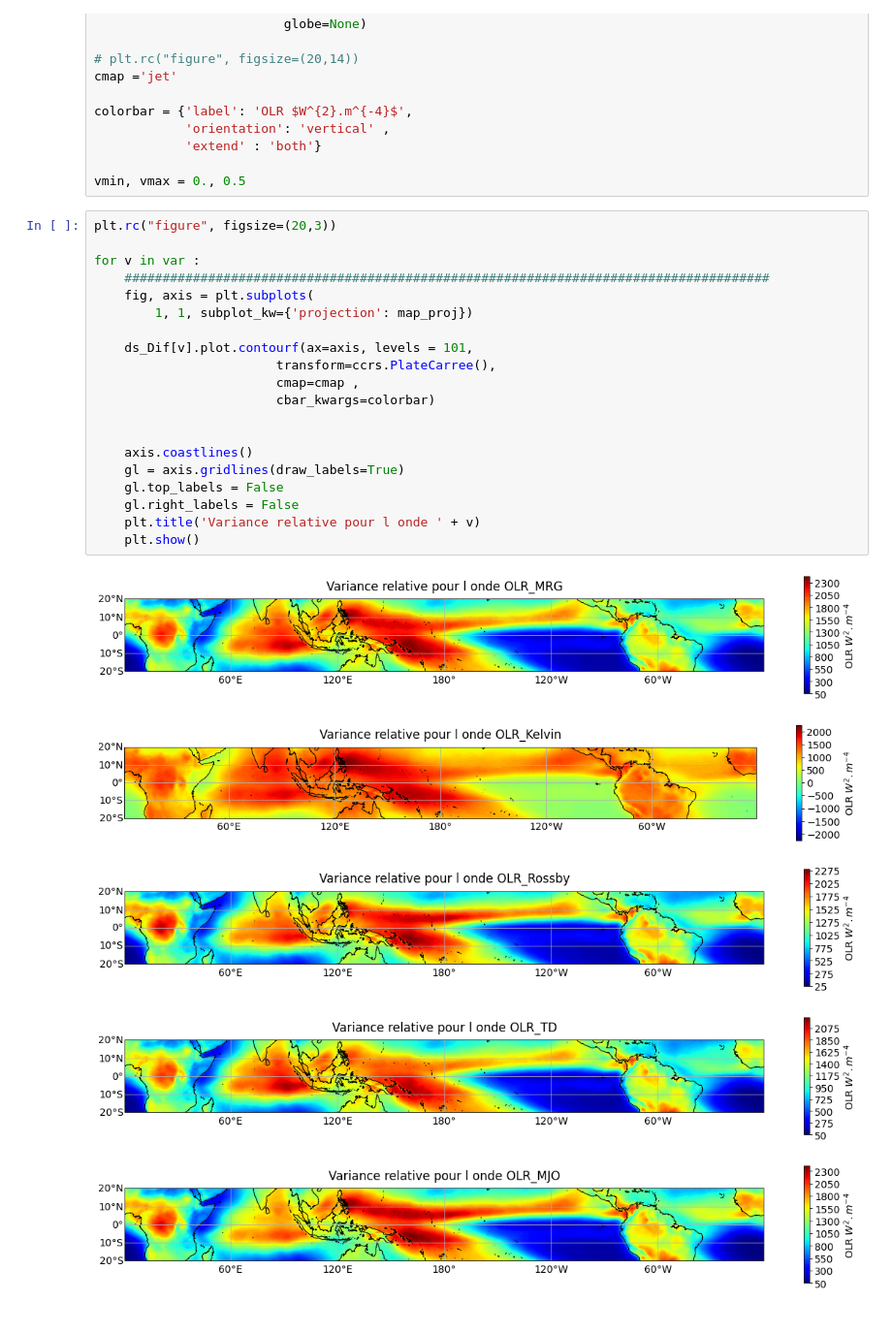
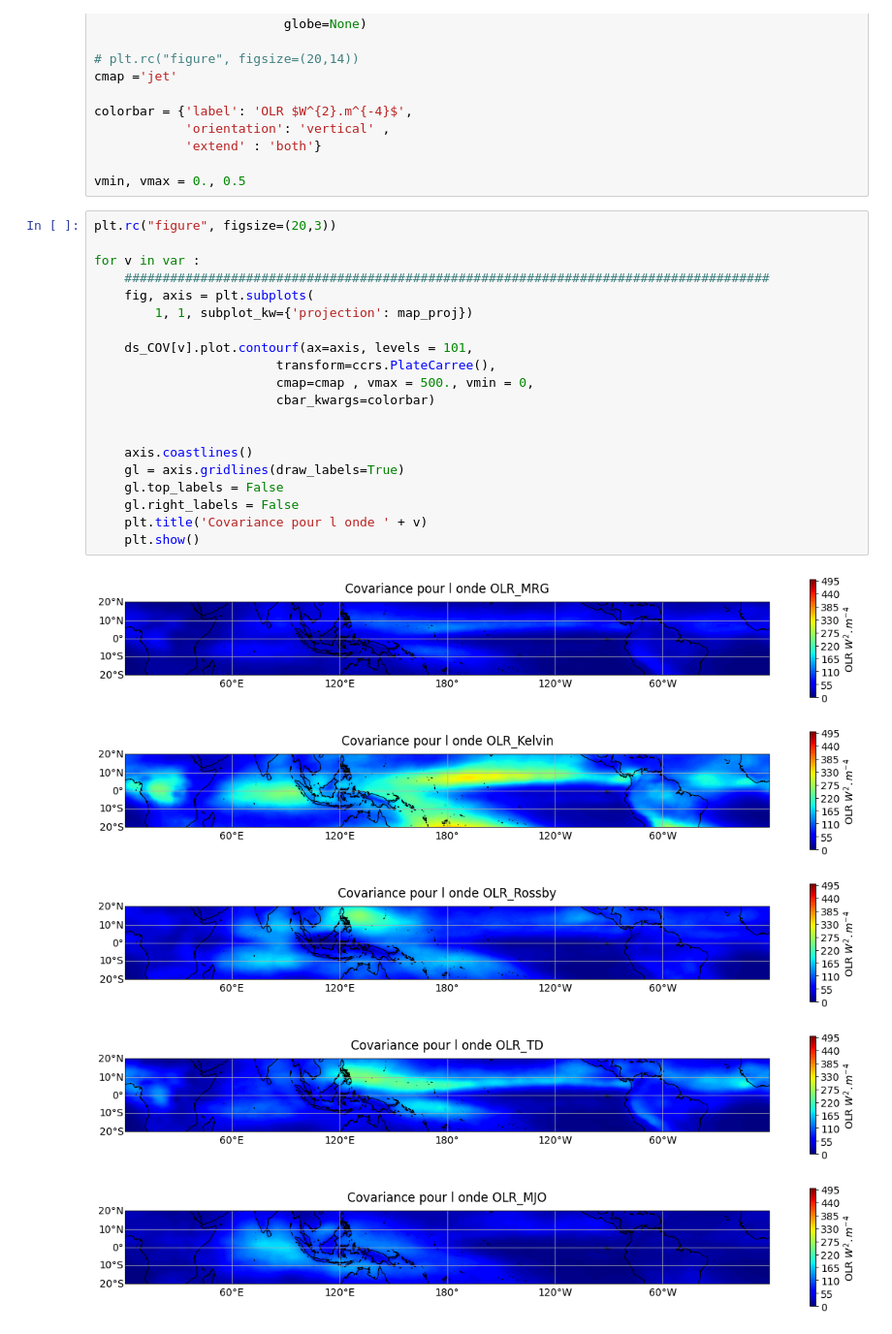
Before and after one commit to durandy86/TOWEL, a Jupyter notebook: ANALYSIS/VARIANCE/DIFF_VARIANCE_COVARIANCE.ipynb, the cells around one changed output. Shown at 97% size. Saved outputs shown, nothing was run; the diff lists cells and outputs as text.

```diff
--- a/ANALYSIS/VARIANCE/DIFF_VARIANCE_COVARIANCE.ipynb
+++ b/ANALYSIS/VARIANCE/DIFF_VARIANCE_COVARIANCE.ipynb
@@ -137,26 +137,26 @@ vmin, vmax = 0., 0.5
 # %%
 plt.rc("figure", figsize=(20,3))
 
 for v in var :
     #####################################################################################
     fig, axis = plt.subplots(
         1, 1, subplot_kw={'projection': map_proj})
 
-    ds_Dif[v].plot.contourf(ax=axis, levels = 101,
+    ds_COV[v].plot.contourf(ax=axis, levels = 101,
                         transform=ccrs.PlateCarree(),
-                        cmap=cmap ,
+                        cmap=cmap , vmax = 500., vmin = 0,
                         cbar_kwargs=colorbar)
 
 
     axis.coastlines()
     gl = axis.gridlines(draw_labels=True)
     gl.top_labels = False
     gl.right_labels = False
-    plt.title('Variance relative pour l onde ' + v)
+    plt.title('Covariance pour l onde ' + v)
     plt.show()
 # %% [output]
-[figure, old version]
+[figure, new version]
-[figure, old version]
+[figure, new version]
-[figure, old version]
+[figure, new version]
-[figure, old version]
+[figure, new version]
-[figure, old version]
+[figure, new version]
```
Also changed, not shown: parts of 7 cells of this notebook, 42 other files.
